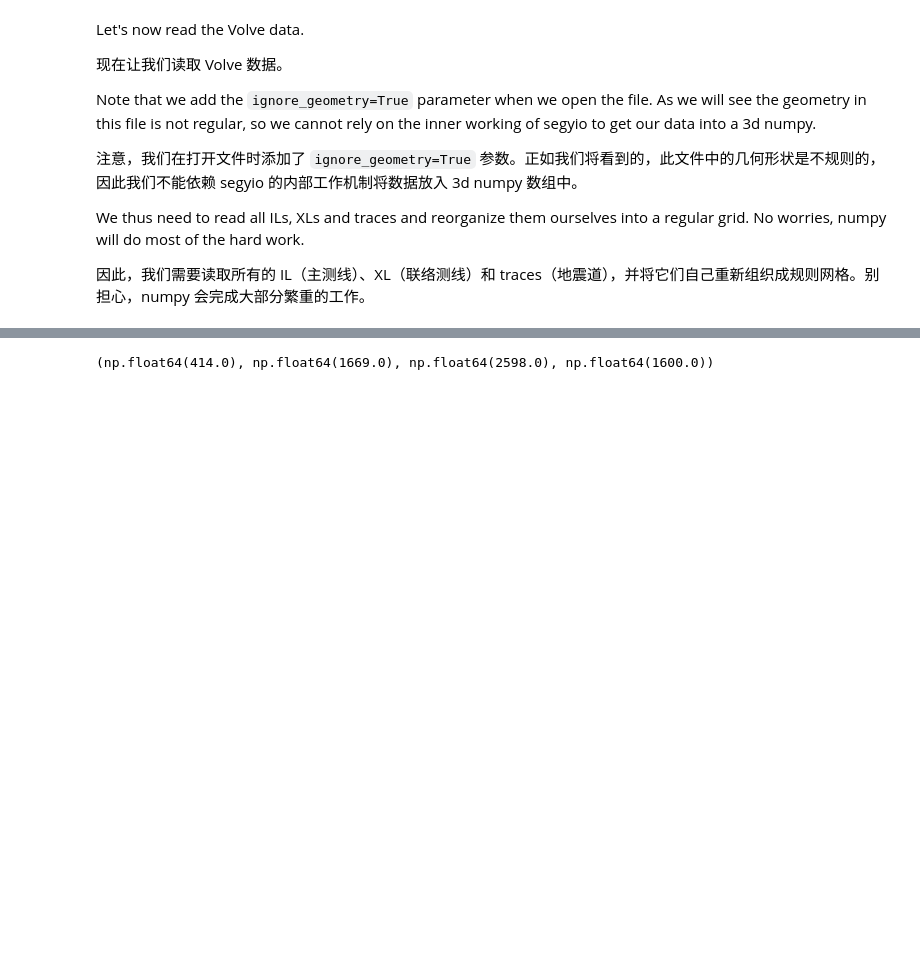
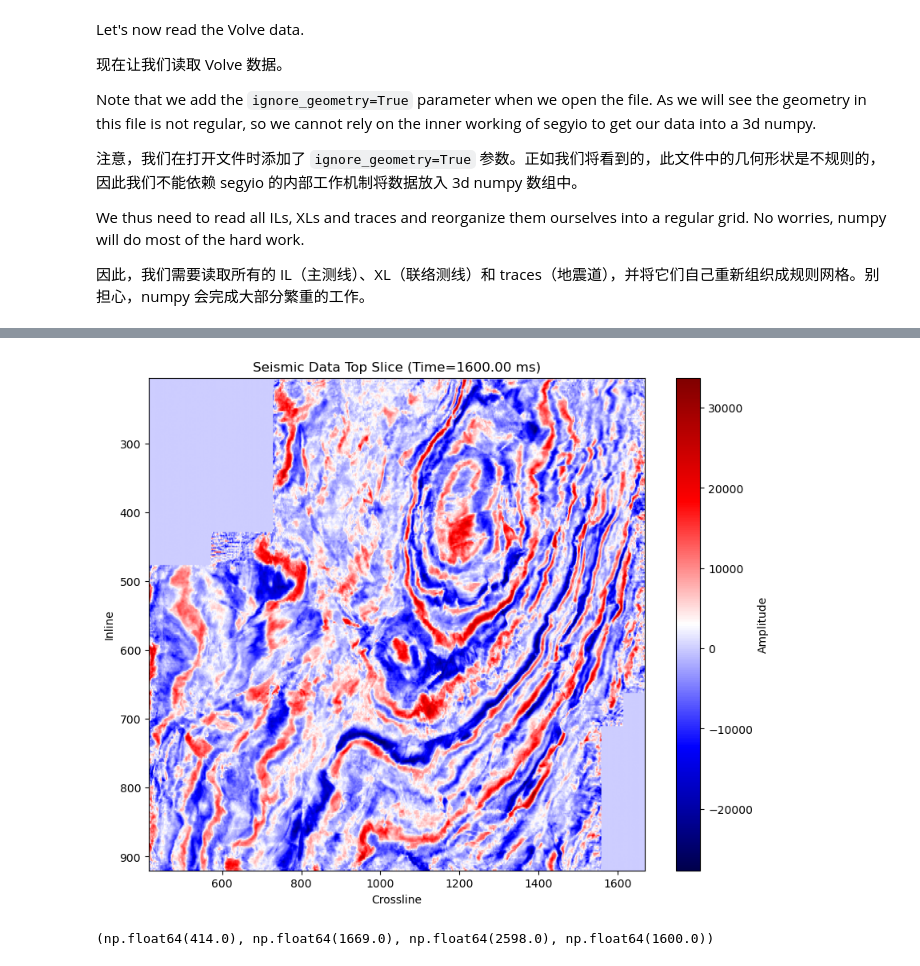
Before and after one commit to oimero/cup_pylops_transform2021, a Jupyter notebook: 3_poststack.ipynb, the cells around one changed output, grey strips where cells are left out. Drawn from its saved outputs; the diff is of its cells as text; code cells hidden in the pictures; blank space fills up the shorter version.

```diff
--- a/3_poststack.ipynb
+++ b/3_poststack.ipynb
@@ -315,3 +313,17 @@ Data dimensions after subsampling: il=358, xl=628, t=500
+# %%
+plt.figure(figsize=(10, 8))
+# d[:, :, 0] 取所有 Inline 和 Crossline 的第 0 个时间点
+# extent 设置坐标轴范围为 Crossline 和 Inline 的实际坐标
+plt.imshow(d[:, :, 0], cmap='seismic',
+           extent=[xlines[0], xlines[-1], ilines[-1], ilines[0]])
+plt.title(f'Seismic Data Top Slice (Time={t[0]:.2f} ms)')
+plt.xlabel('Crossline')
+plt.ylabel('Inline')
+plt.colorbar(label='Amplitude')
+plt.axis('tight')
+plt.show()
+# %% [output]
+[figure, added]
 # %%
 # Display data
 plt.figure(figsize=(12, 6))
```
Also changed, not shown: parts of 3 cells of this notebook, 2 other files.
